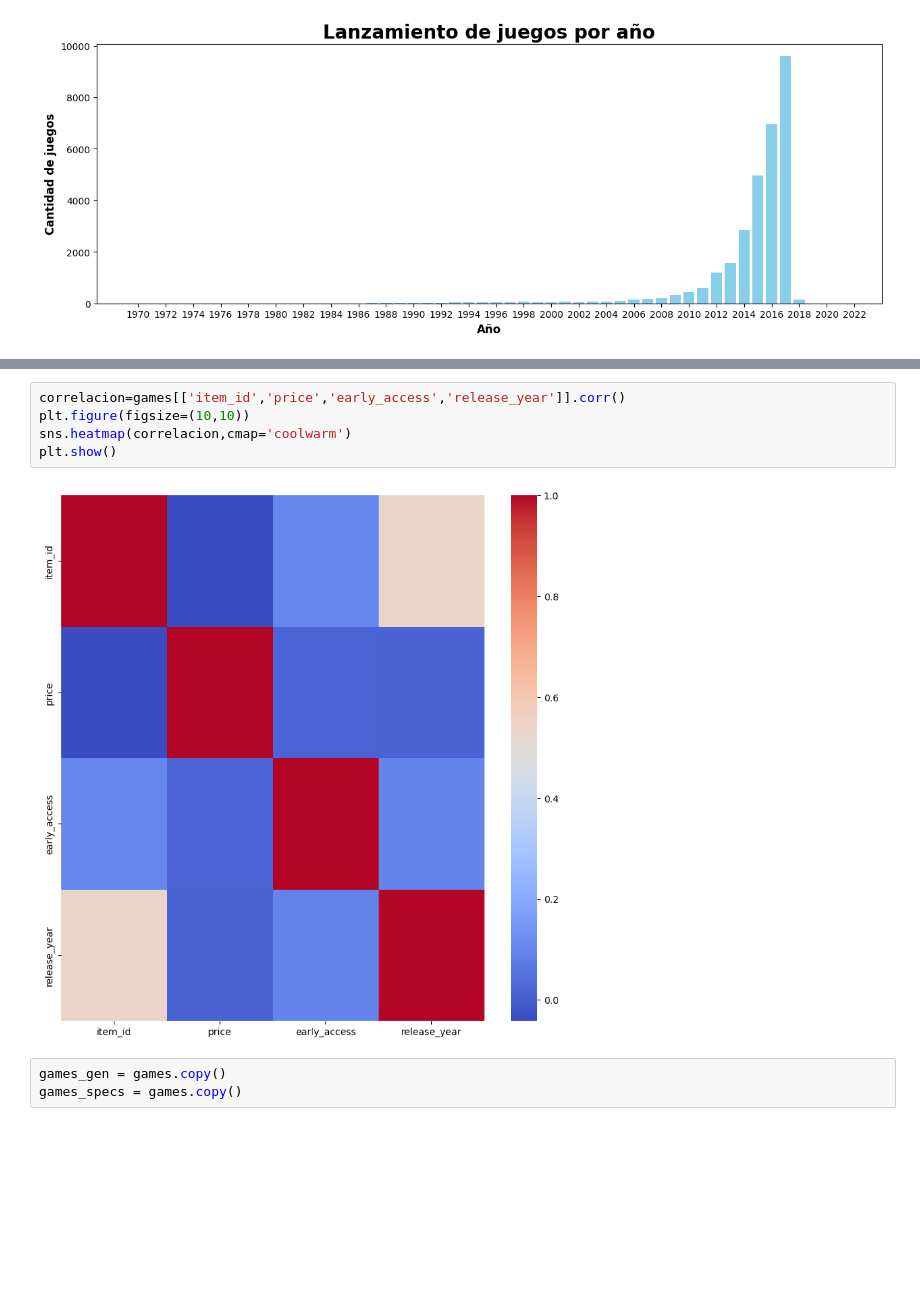
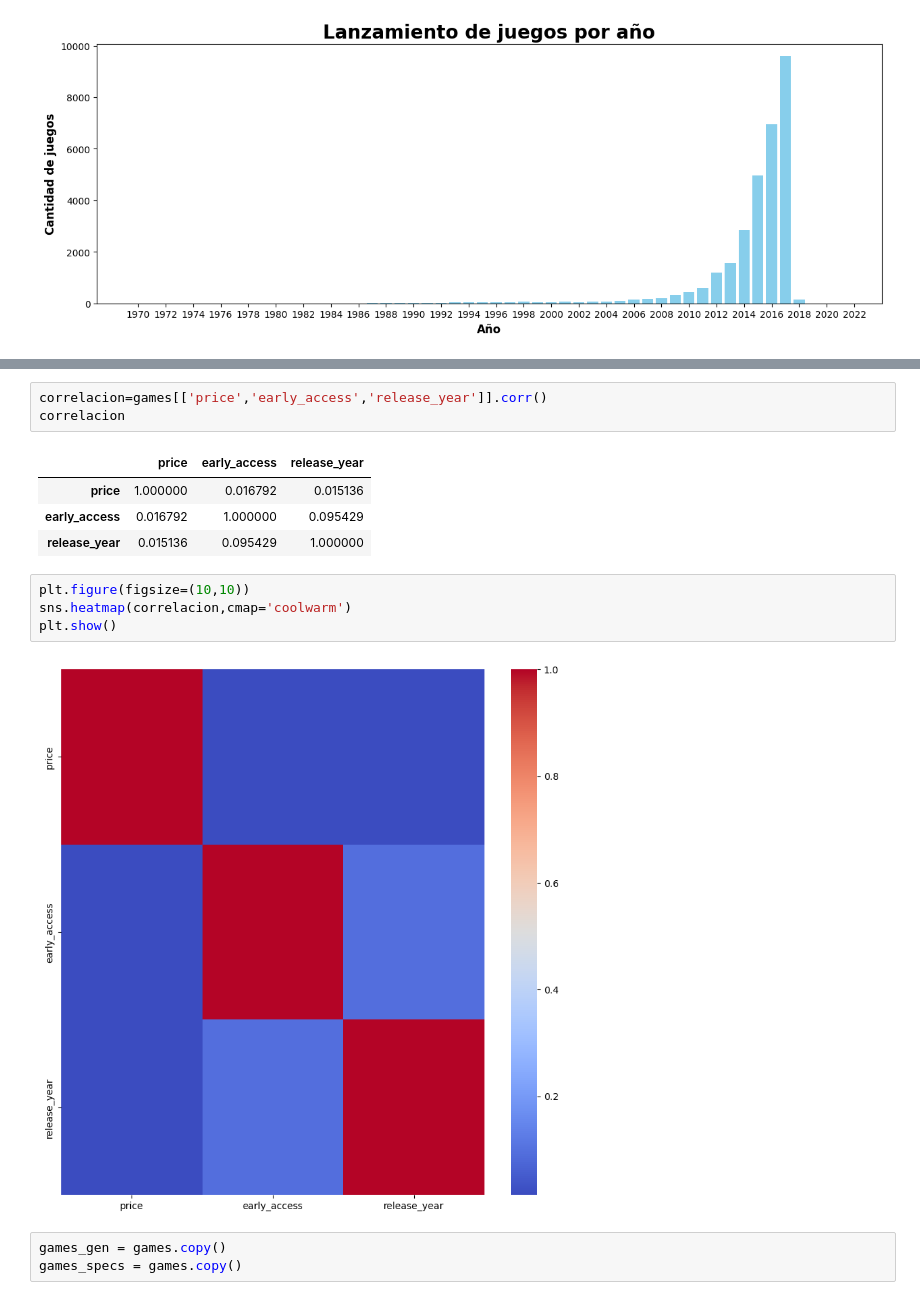
Before and after one commit to carocardenas0699/PI-Machine-Learning, a Jupyter notebook: EDA.ipynb, the cells around one changed output, grey strips where cells are left out. Cells and saved outputs as stored; diff of their text form; blank space fills up the shorter version.

Commit message:
EDA Games

```diff
--- a/EDA.ipynb
+++ b/EDA.ipynb
@@ -467,10 +607,17 @@ plt.show()
+# %%
+correlacion=games[['price','early_access','release_year']].corr()
+correlacion
+# %% [output]
+|  | price | early_access | release_year |
+| price | 1.000000 | 0.016792 | 0.015136 |
+| early_access | 0.016792 | 1.000000 | 0.095429 |
+| release_year | 0.015136 | 0.095429 | 1.000000 |
 # %%
-correlacion=games[['item_id','price','early_access','release_year']].corr()
 plt.figure(figsize=(10,10))
 sns.heatmap(correlacion,cmap='coolwarm')
 plt.show()
 # %% [output]
-[figure, old version]
+[figure, new version]
 # %%
 games_gen = games.copy()
 games_specs = games.copy()
```
Also changed, not shown: parts of 57 cells of this notebook, 4 other files.
